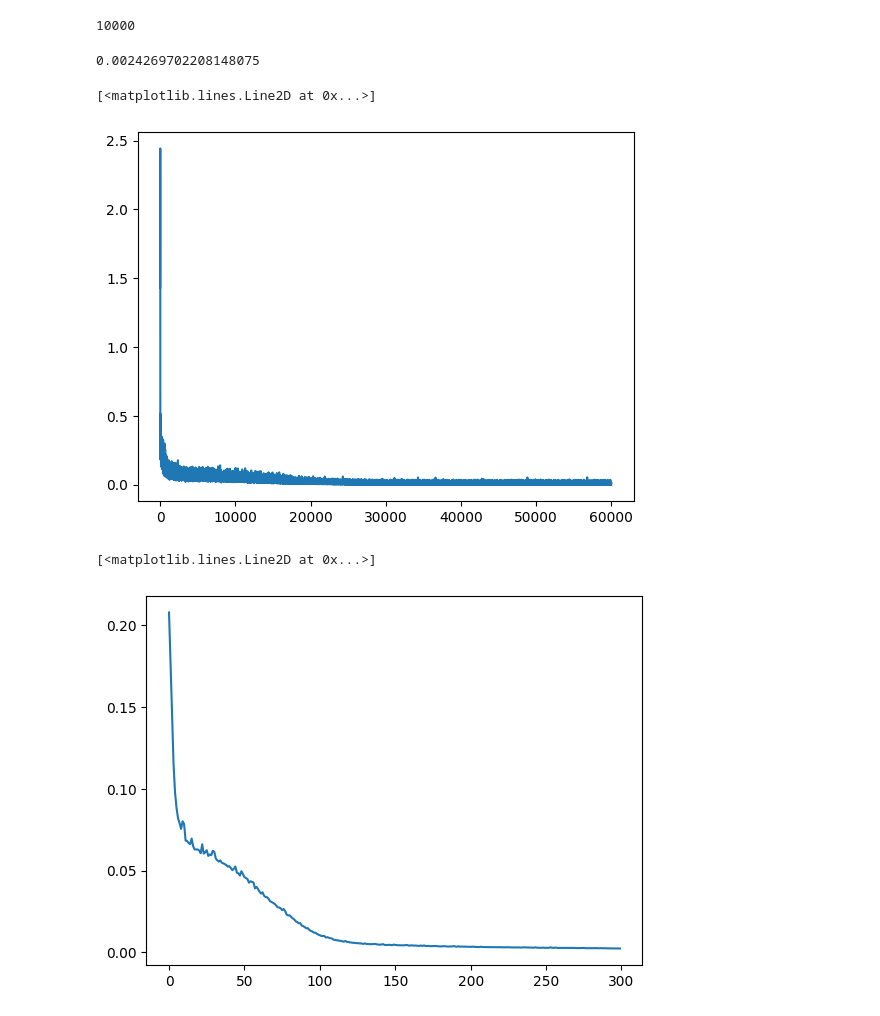
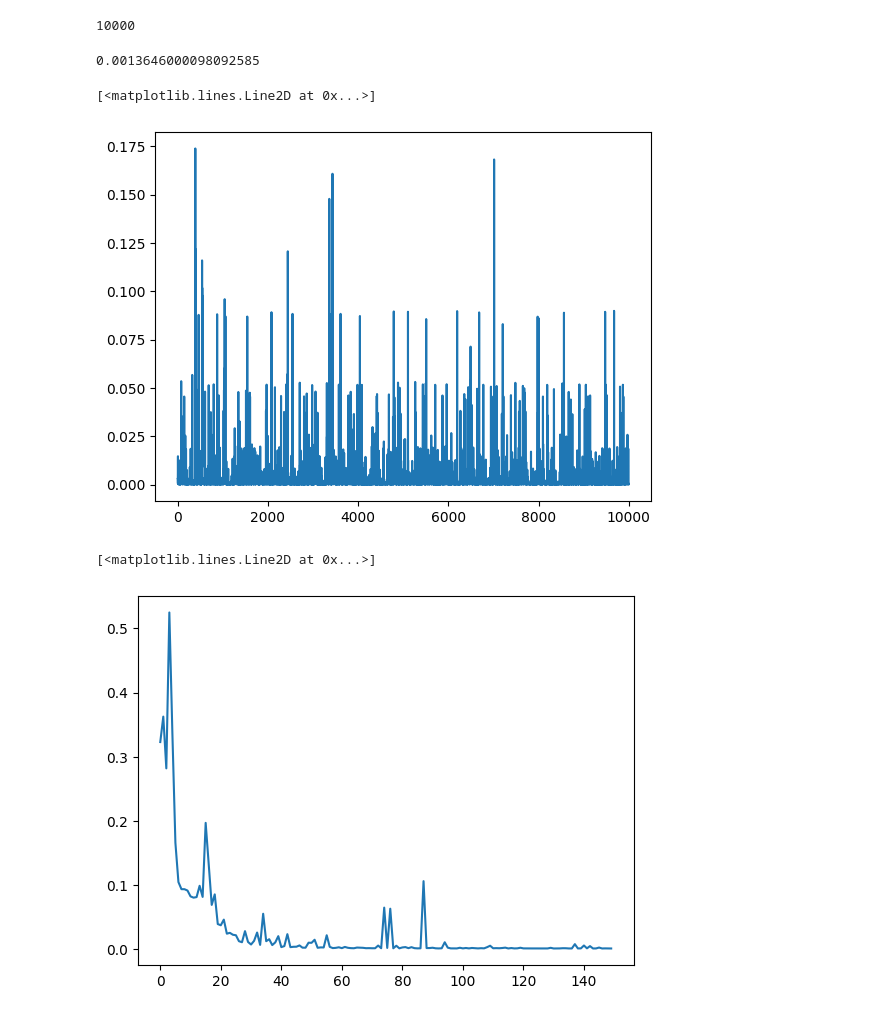
Before and after one commit to ZetrextJG/MIO, a Jupyter notebook: experiments/lab2-MultimodalLarge.ipynb, the cells around one changed output. Saved outputs shown, nothing was run; the diff lists cells and outputs as text; code cells hidden in the pictures.

```diff
--- a/experiments/lab2-MultimodalLarge.ipynb
+++ b/experiments/lab2-MultimodalLarge.ipynb
@@ -58,34 +58,26 @@ model = mc.Sequential(
     mc.Tanh(),
     mc.Linear(50, 50, init="he"),
     mc.Tanh(),
-    mc.Linear(50, 50, init="he"),
-    mc.Tanh(),
-    mc.Linear(50, 50, init="he"),
-    mc.Tanh(),
-    mc.Linear(50, 50, init="he"),
-    mc.Tanh(),
-    mc.Linear(50, 100, init="he"),
-    mc.Tanh(),
-    mc.Linear(100, 1, init="uniform"),
+    mc.Linear(50, 1, init="uniform"),
 )
-optimizer = SGD(model.parameters(), learning_rate=5e-4)
+optimizer = SGD(model.parameters(), learning_rate=0.8)
 loss = MeanSquareErrorLoss()
-train_dataloader = NumpyRegressionDataloader(X_train_scaled, y_train_scaled, batch_size=50, shuffle=True)
+train_dataloader = NumpyRegressionDataloader(X_train_scaled, y_train_scaled, batch_size=20, shuffle=True)
 trainer = RegressionTrainer(model, optimizer, loss, train_dataloader, store_train_epochs_losses=True)
-train_losses, _ = trainer.train(300)
+train_losses, _ = trainer.train(150)
 print(train_losses[-3:].max())
 # %% [output]
-0.0024269702208148075
+0.0013646000098092585
 # %%
-plt.plot(trainer.train_epochs_losses)
+plt.plot(trainer.train_epochs_losses[-10000:])
 # %% [output]
 [<matplotlib.lines.Line2D at 0x...>]
-[figure, old version]
+[figure, new version]
 # %%
 plt.plot(train_losses)
 # %% [output]
 [<matplotlib.lines.Line2D at 0x...>]
-[figure, old version]
+[figure, new version]
 # %%
 y_pred = model.forward(X_train_scaled)
 plt.plot(X_train_scaled, y_train_scaled, "bo")
```
Also changed, not shown: parts of 3 cells of this notebook, 2 other files.
